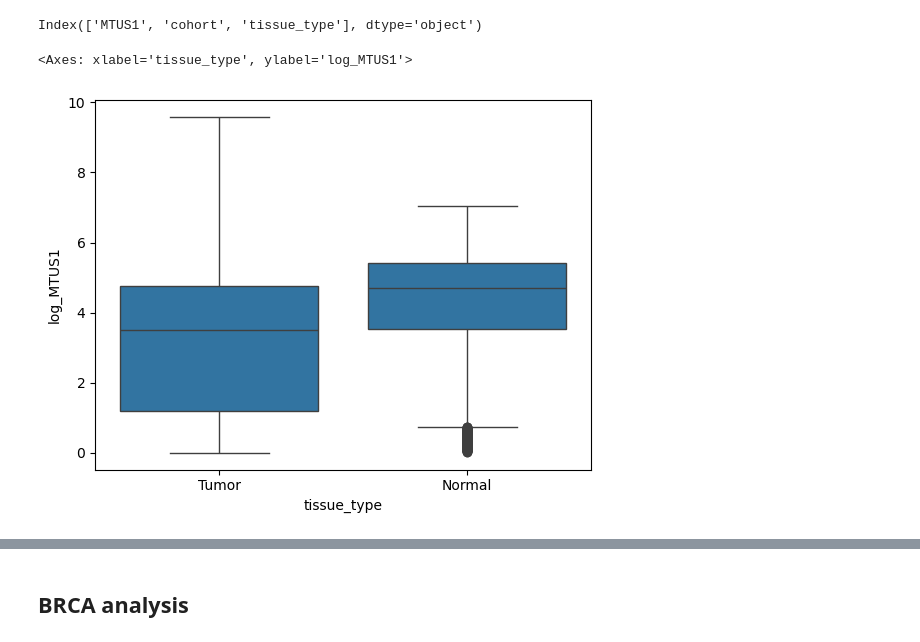
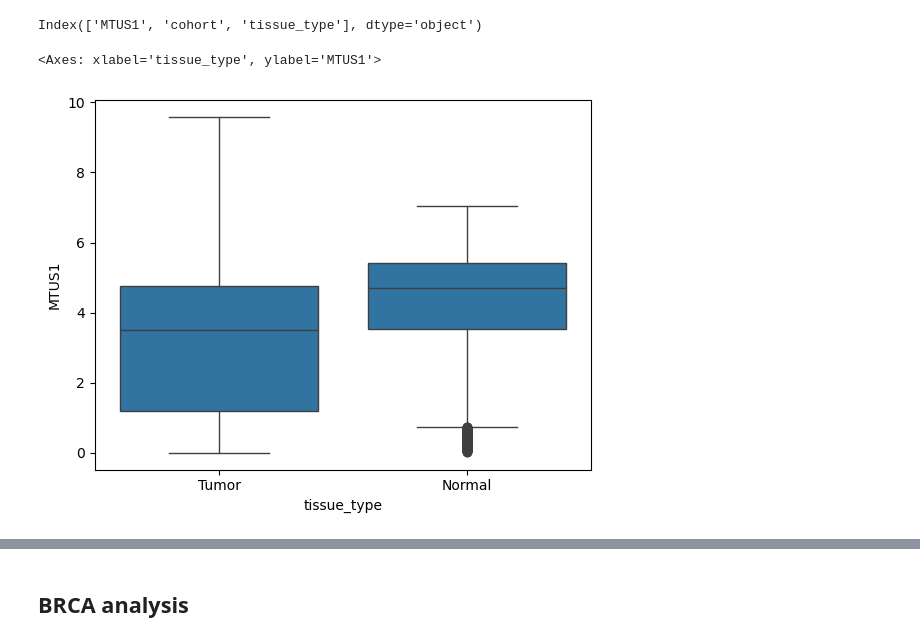
Before and after one commit to fedor-grigoryev/tcga, a Jupyter notebook: tcga_analysis.ipynb, the cells around one changed output, grey strips where cells are left out. Saved outputs shown, nothing was run; the diff lists cells and outputs as text; code cells hidden in the pictures.

```diff
--- a/tcga_analysis.ipynb
+++ b/tcga_analysis.ipynb
@@ -26,7 +19,0 @@ counts.tsv           qc.tsv
-# %%
-coh = cohorts[0]
-
-tpm = pd.read_csv(f'{expanded_directory}/{coh}/tpm.tsv', sep='\t', index_col=0)
-qc = pd.read_csv(f'{expanded_directory}/{coh}/qc.tsv', sep='\t', index_col=0)
-ann = pd.read_csv(f'{expanded_directory}/{coh}/clin_annotation.tsv', sep='\t', index_col=0)
-file_anot = pd.read_csv(f'{expanded_directory}/{coh}/file_annotation.tsv', sep='\t', index_col=0)
@@ -98,4 +19,0 @@ file_anot
-# %%
-agg_df = pd.DataFrame(tpm.loc[goi], columns=[goi])
-agg_df['cohort'] = coh
-agg_df['sample_type'] = file_anot.loc[tpm.loc[goi].index].sample_type
@@ -122,17 +20,20 @@ Index(['4473e5ec-dee9-462c-8433-c51b29c4626e',
 # %%
-agggs = []
+def goi_cohort_profiling(cohorts, goi):
+    agggs = []
 
-for coh in cohorts:
-    qc = pd.read_csv(f'{expanded_directory}/{coh}/qc.tsv', sep='\t', index_col=0)
-    file_anot = pd.read_csv(f'{expanded_directory}/{coh}/file_annotation.tsv', sep='\t', index_col=0)
-    tpm = pd.read_csv(f'{expanded_directory}/{coh}/tpm.tsv', sep='\t', index_col=0)
-    tpm = np.log1p(tpm)
+    for coh in tqdm(cohorts):
+        qc = pd.read_csv(f'{expanded_directory}/{coh}/qc.tsv', sep='\t', index_col=0)
+        file_anot = pd.read_csv(f'{expanded_directory}/{coh}/file_annotation.tsv', sep='\t', index_col=0)
+        tpm = pd.read_csv(f'{expanded_directory}/{coh}/tpm.tsv', sep='\t', index_col=0)
+        tpm = np.log2(tpm + 1)
 
-    qc_index = qc[qc['qc_passed_flag']].index
-    tpm = tpm.loc[:,qc_index]
+        qc_index = qc[qc['qc_passed_flag']].index
+        tpm = tpm.loc[:,qc_index]
 
-    agg_df = pd.DataFrame(tpm.loc[goi], columns=[goi])
-    agg_df['cohort'] = coh
-    agg_df['tissue_type'] = file_anot.loc[tpm.loc[goi].index].tissue_type
+        agg_df = pd.DataFrame(tpm.loc[goi], columns=[goi])
+        agg_df['cohort'] = coh
+        agg_df['tissue_type'] = file_anot.loc[tpm.loc[goi].index].tissue_type
+        agggs.append(agg_df)
 
-    agggs.append(agg_df)
+        aggs_df = pd.concat(agggs)
+    return aggs_df
@@ -146,3 +40,6 @@ aggs_df.shape
+# %%
+goi = 'MTUS1'
+aggs_df = goi_cohort_profiling(cohorts, goi)
 # %%
 aggs_df.tissue_type.value_counts()
 # %% [output]
@@ -159,7 +56,7 @@ aggs_df['log_MTUS1'] = np.log2(1 + aggs_df['MTUS1'])
 # %%
 import seaborn as sns
 
-sns.boxplot(x='tissue_type', y='log_MTUS1', data=aggs_df)
+sns.boxplot(x='tissue_type', y='MTUS1', data=aggs_df)
 # %% [output]
-<Axes: xlabel='tissue_type', ylabel='log_MTUS1'>
+<Axes: xlabel='tissue_type', ylabel='MTUS1'>
-[figure, old version]
+[figure, new version]
```
Also changed, not shown: parts of 85 cells of this notebook.
